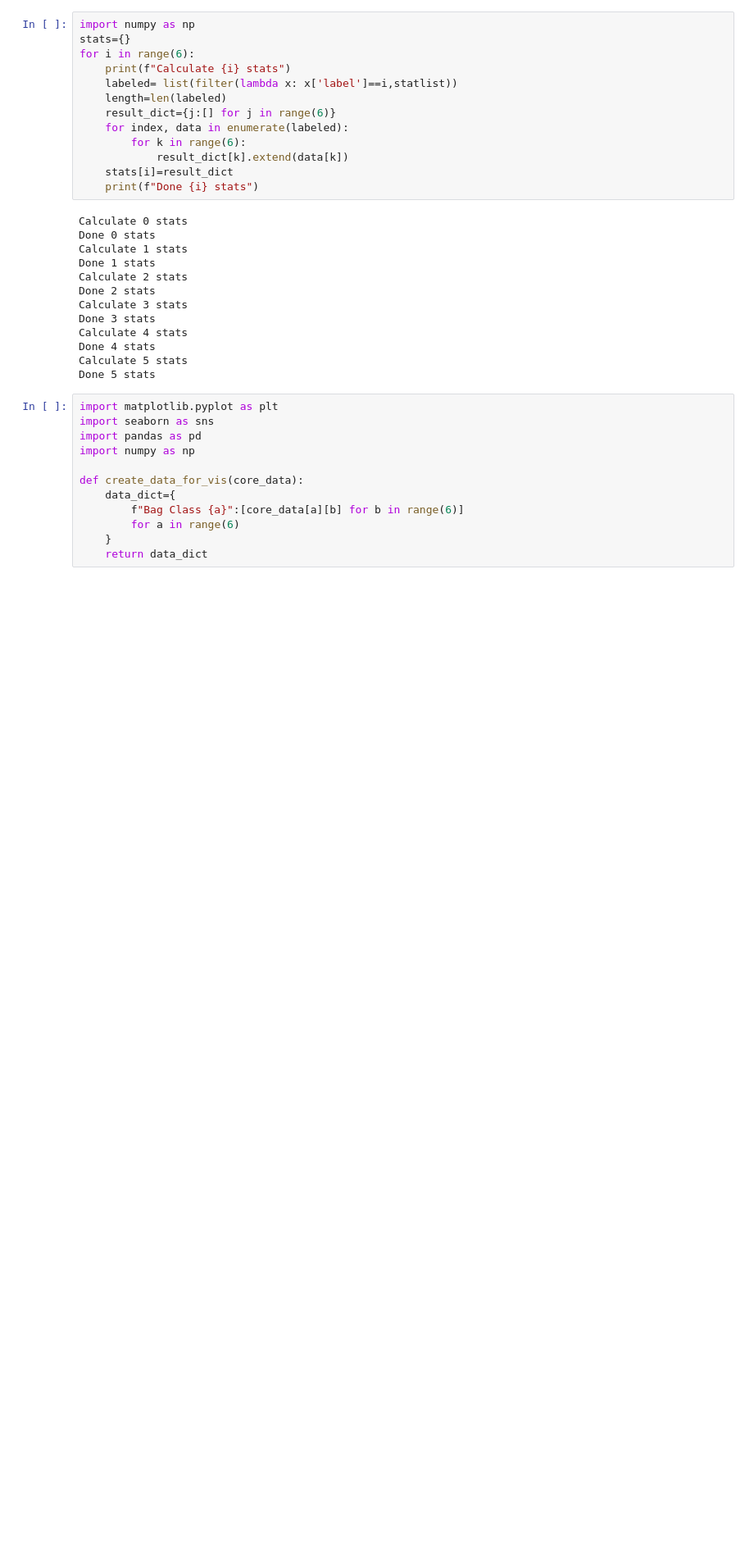
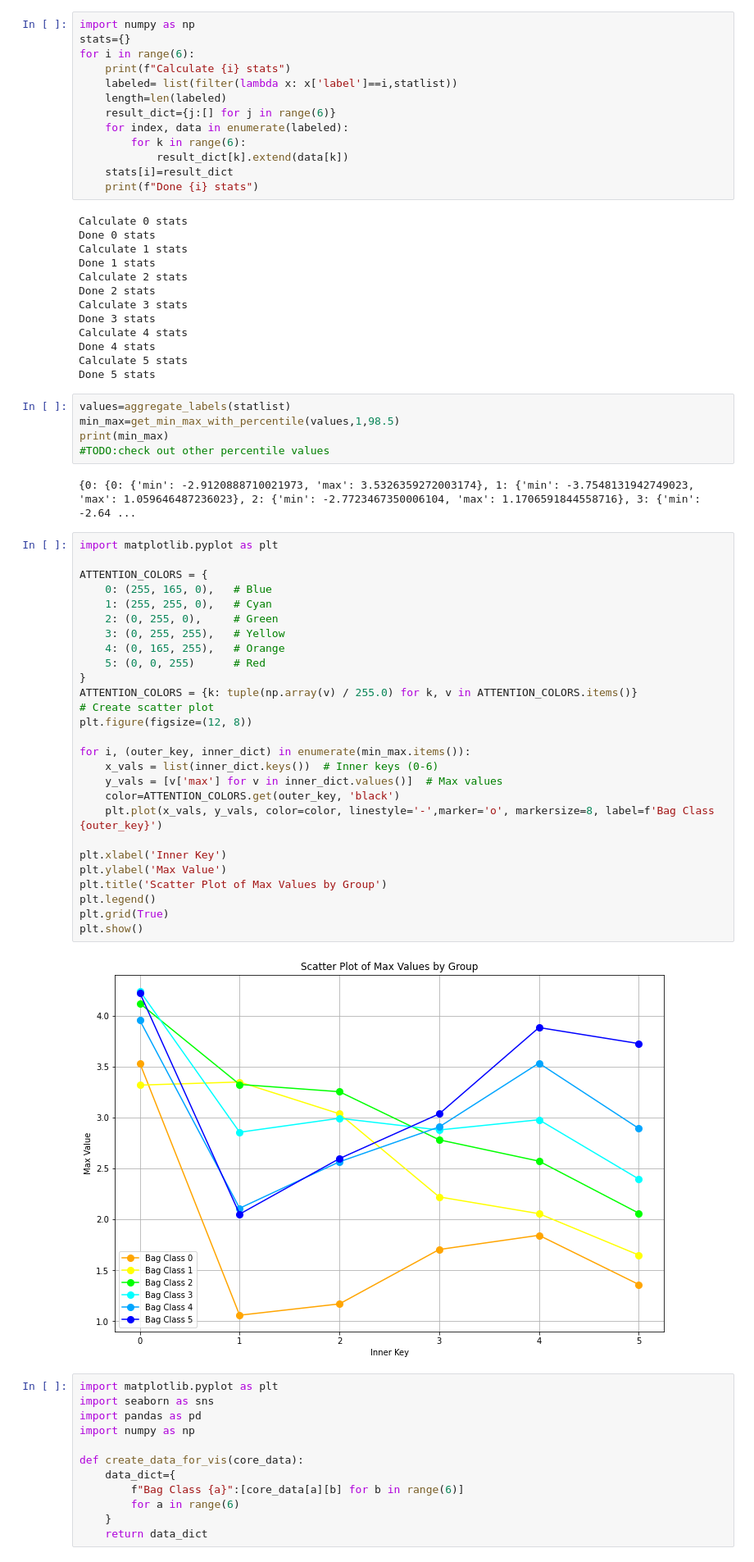
Before and after one commit to rootdobos/dissertation-source-code, a Jupyter notebook: statistics_aggregated.ipynb, the cells around one changed output. Shown at 82% size. Drawn from its saved outputs; the diff is of its cells as text; blank space fills up the shorter version.

```diff
--- a/statistics_aggregated.ipynb
+++ b/statistics_aggregated.ipynb
@@ -105,6 +104,42 @@ Calculate 4 stats
 Done 4 stats
 Calculate 5 stats
 Done 5 stats
+# %%
+values=aggregate_labels(statlist)
+min_max=get_min_max_with_percentile(values,1,98.5)
+print(min_max)
+#TODO:check out other percentile values
+# %% [output]
+{0: {0: {'min': -2.9120888710021973, 'max': 3.5326359272003174}, 1: {'min': -3.7548131942749023, 'max': 1.059646487236023}, 2: {'min': -2.7723467350006104, 'max': 1.1706591844558716}, 3: {'min': -2.64 ...
+# %%
+import matplotlib.pyplot as plt
+
+ATTENTION_COLORS = {
+    0: (255, 165, 0),   # Blue
+    1: (255, 255, 0),   # Cyan
+    2: (0, 255, 0),     # Green
+    3: (0, 255, 255),   # Yellow
+    4: (0, 165, 255),   # Orange
+    5: (0, 0, 255)      # Red
+}
+ATTENTION_COLORS = {k: tuple(np.array(v) / 255.0) for k, v in ATTENTION_COLORS.items()}
+# Create scatter plot
+plt.figure(figsize=(12, 8))
+
+for i, (outer_key, inner_dict) in enumerate(min_max.items()):
+    x_vals = list(inner_dict.keys())  # Inner keys (0-6)
+    y_vals = [v['max'] for v in inner_dict.values()]  # Max values
+    color=ATTENTION_COLORS.get(outer_key, 'black')
+    plt.plot(x_vals, y_vals, color=color, linestyle='-',marker='o', markersize=8, label=f'Bag Class {outer_key}')
+
+plt.xlabel('Inner Key')
+plt.ylabel('Max Value')
+plt.title('Scatter Plot of Max Values by Group')
+plt.legend()
+plt.grid(True)
+plt.show()
+# %% [output]
+[figure, added]
 # %%
 import matplotlib.pyplot as plt
 import seaborn as sns
```
Also changed, not shown: parts of 1 cell of this notebook, 2 other files.
